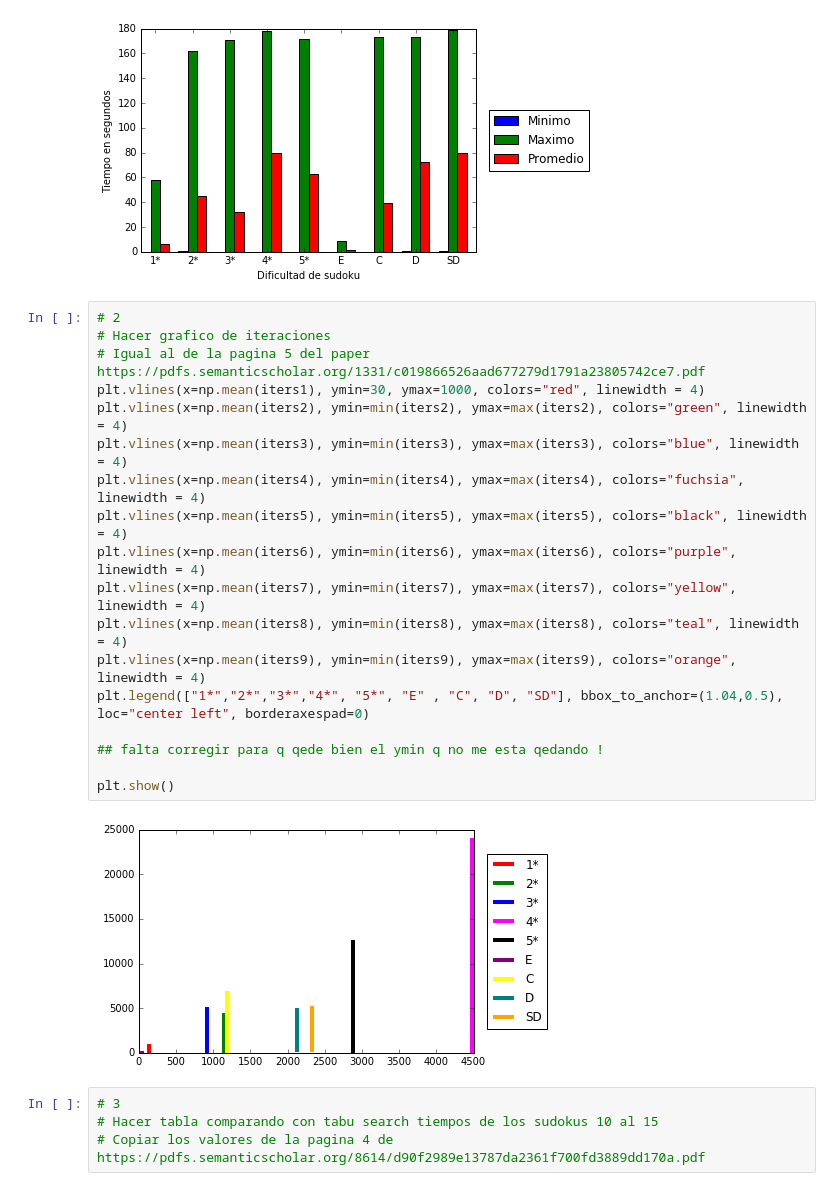
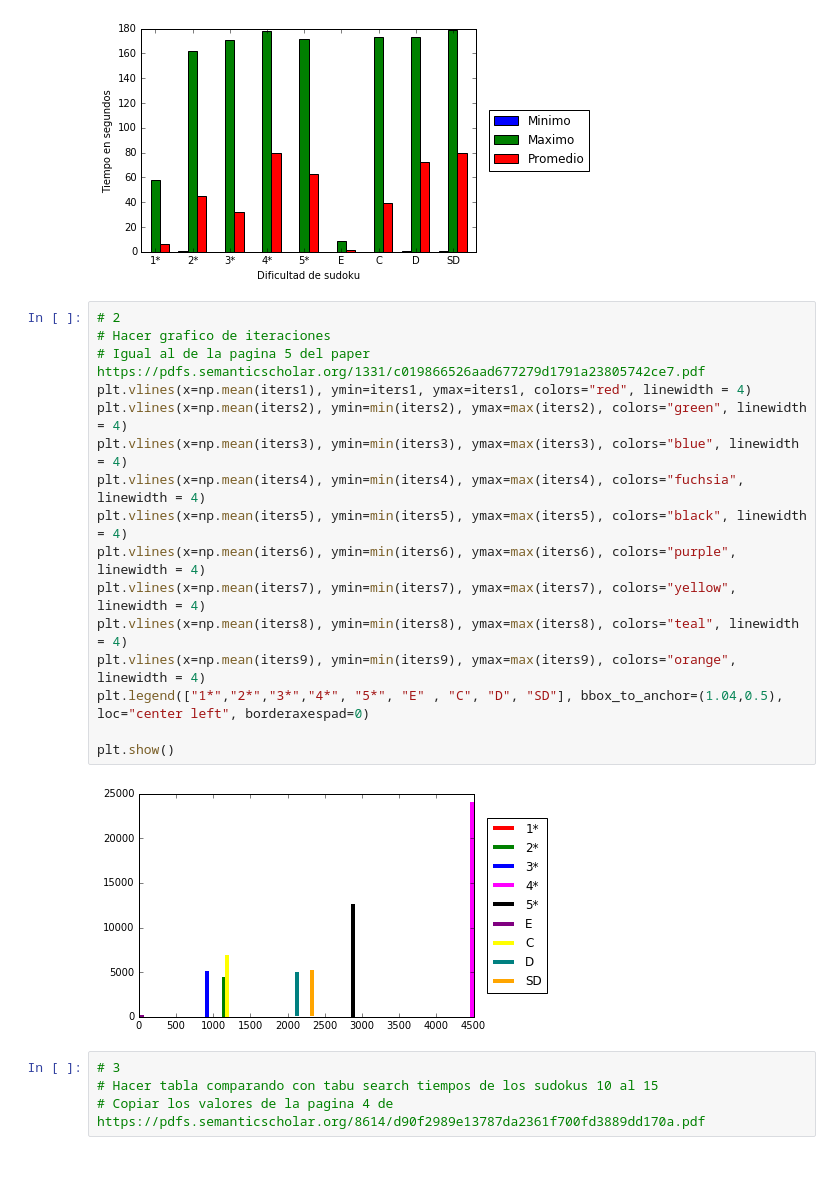
Before and after one commit to axelmaddonni/metah, a Jupyter notebook: graficos.ipynb, the cells around one changed output. Drawn from its saved outputs; the diff is of its cells as text.

```diff
--- a/graficos.ipynb
+++ b/graficos.ipynb
@@ -144,23 +144,21 @@ plt.show()
 # %%
 # 2
 # Hacer grafico de iteraciones
 # Igual al de la pagina 5 del paper https://pdfs.semanticscholar.org/1331/c019866526aad677279d1791a23805742ce7.pdf
-plt.vlines(x=np.mean(iters1), ymin=30, ymax=1000, colors="red", linewidth = 4)
+plt.vlines(x=np.mean(iters1), ymin=iters1, ymax=iters1, colors="red", linewidth = 4)
 plt.vlines(x=np.mean(iters2), ymin=min(iters2), ymax=max(iters2), colors="green", linewidth = 4)
 plt.vlines(x=np.mean(iters3), ymin=min(iters3), ymax=max(iters3), colors="blue", linewidth = 4)
 plt.vlines(x=np.mean(iters4), ymin=min(iters4), ymax=max(iters4), colors="fuchsia", linewidth = 4)
 plt.vlines(x=np.mean(iters5), ymin=min(iters5), ymax=max(iters5), colors="black", linewidth = 4)
 plt.vlines(x=np.mean(iters6), ymin=min(iters6), ymax=max(iters6), colors="purple", linewidth = 4)
 plt.vlines(x=np.mean(iters7), ymin=min(iters7), ymax=max(iters7), colors="yellow", linewidth = 4)
 plt.vlines(x=np.mean(iters8), ymin=min(iters8), ymax=max(iters8), colors="teal", linewidth = 4)
 plt.vlines(x=np.mean(iters9), ymin=min(iters9), ymax=max(iters9), colors="orange", linewidth = 4)
 plt.legend(["1*","2*","3*","4*", "5*", "E" , "C", "D", "SD"], bbox_to_anchor=(1.04,0.5), loc="center left", borderaxespad=0)
 
-## falta corregir para q qede bien el ymin q no me esta qedando !
-
 plt.show()
 # %% [output]
-[figure, old version]
+[figure, new version]
 # %%
 # 3
 # Hacer tabla comparando con tabu search tiempos de los sudokus 10 al 15
```
